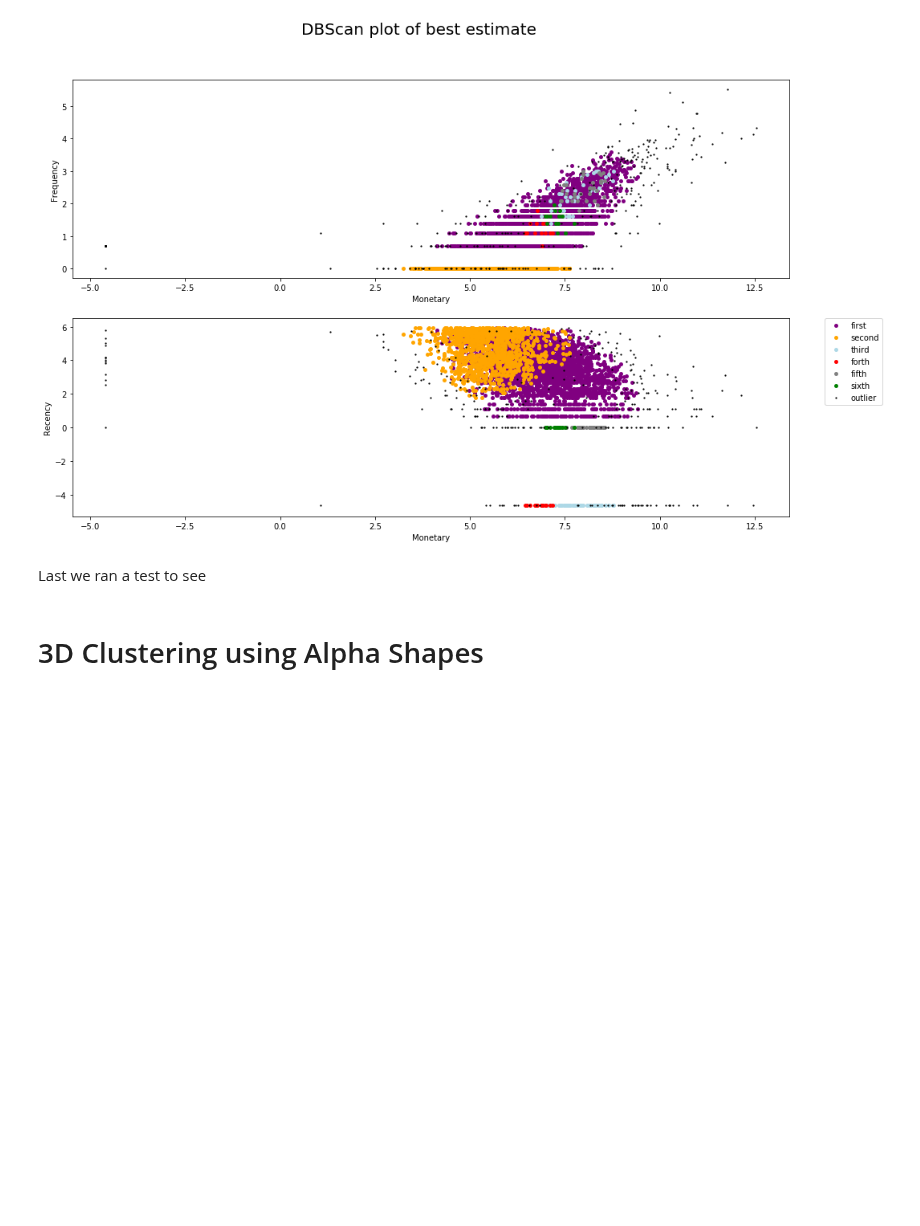
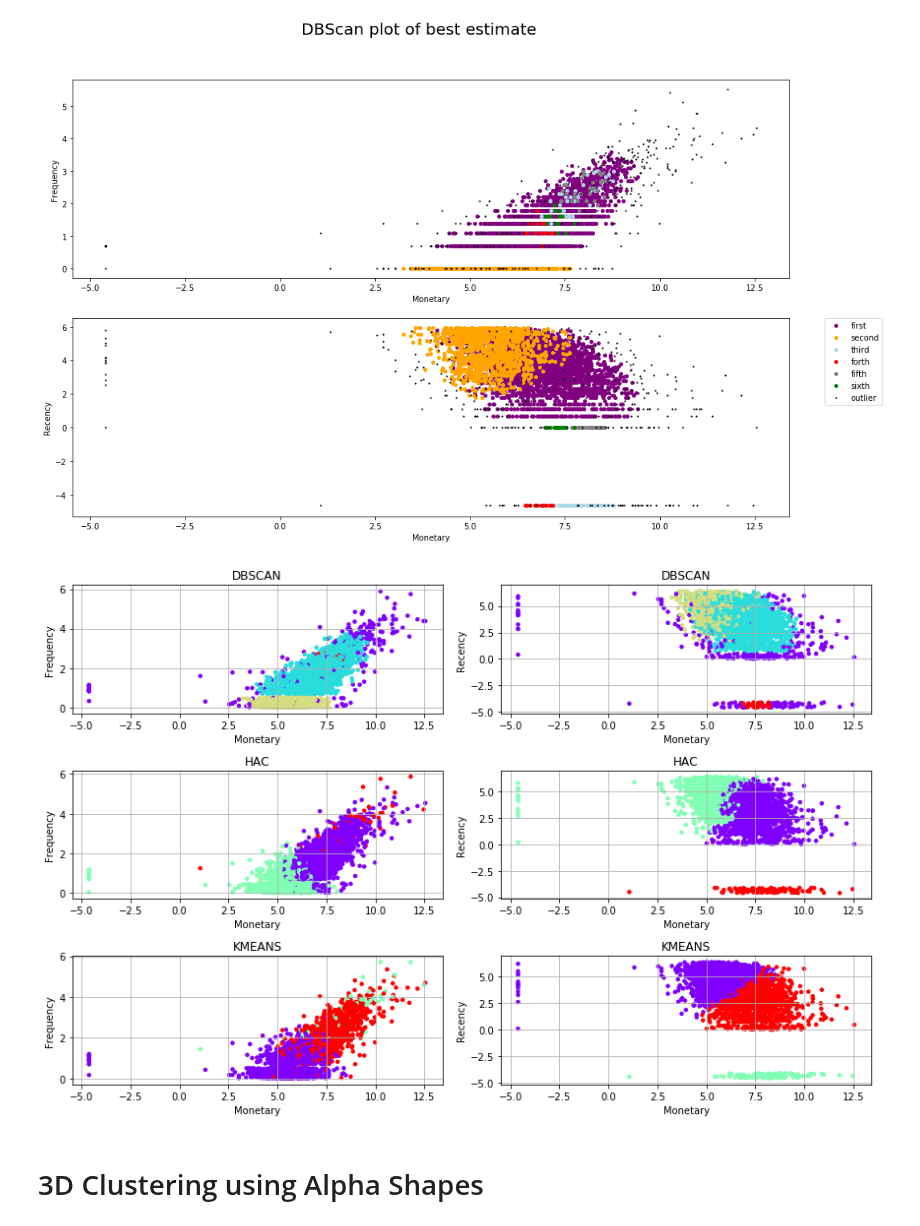
Before and after one commit to stmillett/MSDS7331_NorthCarolinaDataset, a Jupyter notebook: Lab3/Data Mining Lab3-2.ipynb, the cells around one changed output. Cells and saved outputs as stored; diff of their text form; code cells hidden in the pictures; blank space fills up the shorter version.

Commit message:
Graph updates

```diff
--- a/Lab3/Data Mining Lab3-2.ipynb
+++ b/Lab3/Data Mining Lab3-2.ipynb
@@ -1622,8 +1588,47 @@ plt.show()
 Percent of outliers:  6.98 %
 Estimated number of clusters: 6
 [figure]
-# %% [markdown]
-Last we ran a test to see
+# %%
+# #combined clusters for all clustering methods (DBS, HAC, K-means).
+
+data = matrix
+
+cls = DBSCAN(eps=0.639, min_samples=26.053)
+cls.fit(data)
+dbs_labels = cls.labels_
+
+cls = AgglomerativeClustering(n_clusters=3, linkage='ward')
+cls.fit(data)
+hac_labels = cls.labels_
+
+cls = KMeans(n_clusters=3, random_state=1)
+cls.fit(data)
+kmn_labels = cls.labels_
+
+fig = plt.figure(figsize=(12,8))
+title = ['DBSCAN','HAC','KMEANS']
+
+for i,l in enumerate([dbs_labels, hac_labels,kmn_labels]):
+
+    plt.subplot(3,2,2*i+1)
+    plt.scatter(data[:, 0], data[:, 2]+np.random.random(data[:, 1].shape)/2, c=l, cmap=plt.cm.rainbow, s=20, linewidths=0)
+    plt.xlabel('Monetary'), plt.ylabel('Frequency')
+    plt.grid()
+    plt.title(title[i])
+
+    plt.subplot(3,2,2*i+2)
+    plt.scatter(data[:, 0], data[:, 1]+np.random.random(data[:, 1].shape)/2, c=l, cmap=plt.cm.rainbow, s=20, linewidths=0)
+    plt.xlabel('Monetary'), plt.ylabel('Recency')
+    plt.grid()
+    plt.title(title[i])
+
+
+
+
+plt.tight_layout()
+plt.show()
+# %% [output]
+[figure, added]
 # %% [markdown]
 # 3D Clustering using Alpha Shapes
 # %% [markdown]
```
Also changed, not shown: parts of 13 cells of this notebook, 1 other file.
